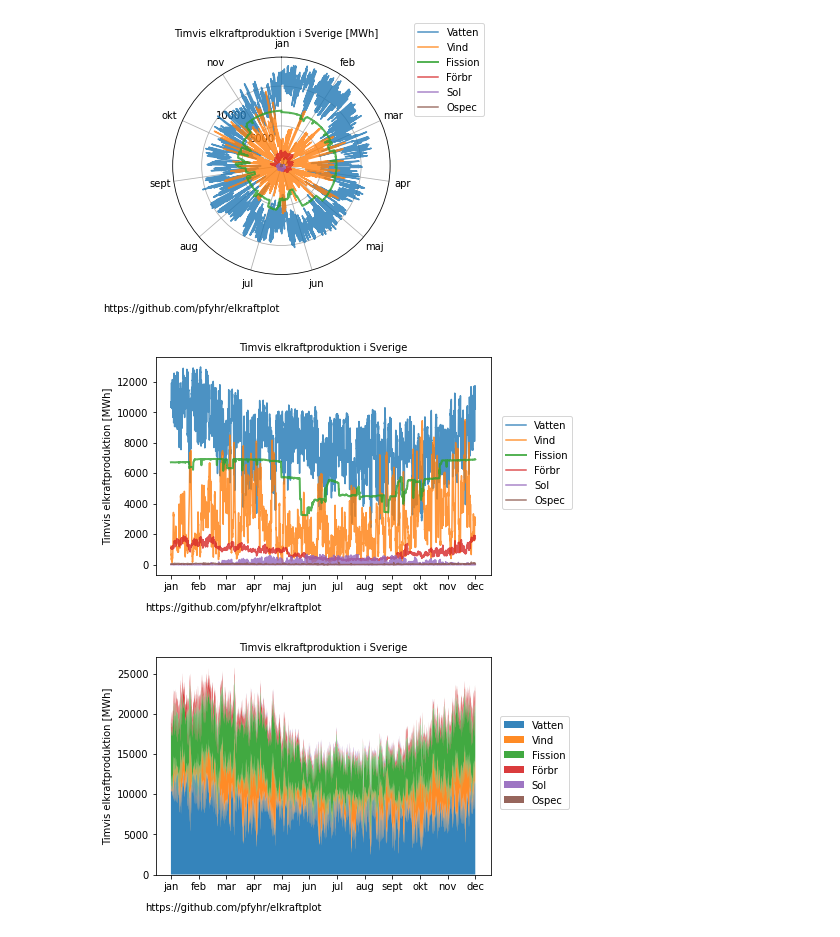
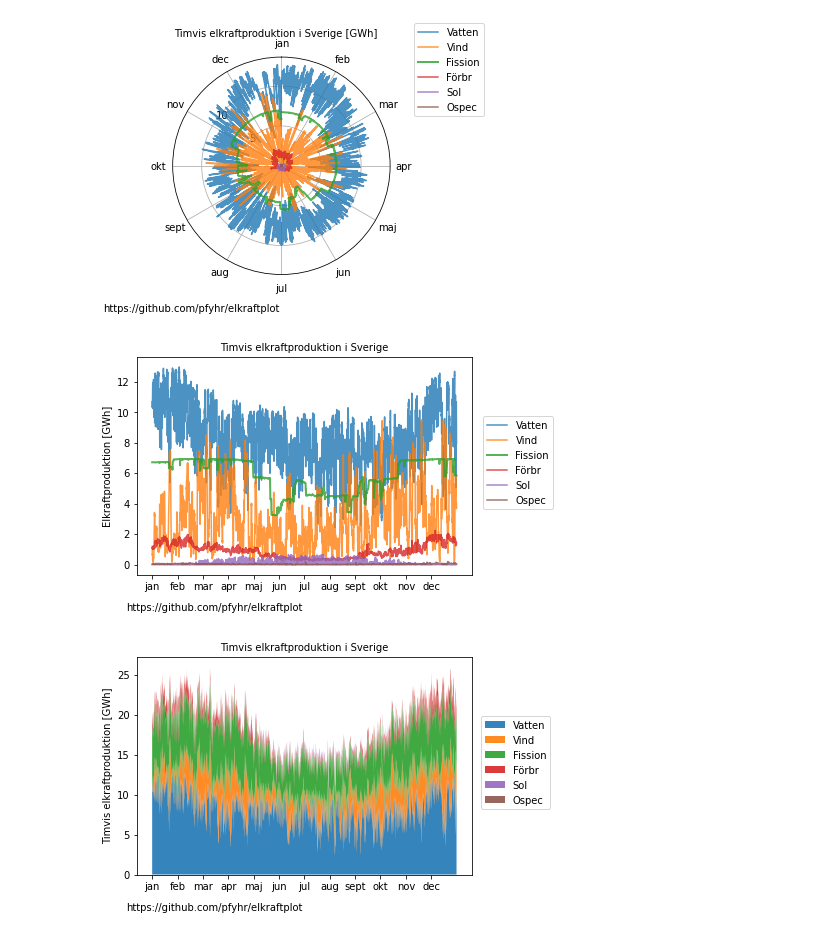
Before and after one commit to pfyhr/elkraftplot, a Jupyter notebook: elkraftplot.ipynb, the cells around one changed output. Drawn from its saved outputs; the diff is of its cells as text; code cells hidden in the pictures.

```diff
--- a/elkraftplot.ipynb
+++ b/elkraftplot.ipynb
@@ -2,6 +2,7 @@
 import pandas as pd
 import numpy as np
 
-df = pd.read_excel('timvarden-2021-01-11.xls', skiprows=4, converters= {'2021': pd.to_datetime})
+df = pd.read_excel('timvarden-2021-01-12.xls', skiprows=4, converters= {'2021': pd.to_datetime})
 
-#df.keys()
+#df.head()
+df.keys()
@@ -45,7 +64,7 @@ df['OspecproduktionTotGWh'] = df['OspecproduktionTotMWh'] / 1e3
 
 df['time'] = df['2021']
 df['angles'] = np.linspace(0, np.pi*2, len(df['2021']))
-df['xticks'] = np.linspace(1, 12, len(df['2021']))
+df['xticks'] = np.linspace(1, 13, len(df['2021']))
 df.head()
 # %% [output]
 |  | 2021 | Timmätt förbrexkl. avk.lastSE1MWh | Timmätt förbrexkl. avk.lastSE2MWh | Timmätt förbrexkl. avk.lastSE3MWh | Timmätt förbrexkl. avk.lastSE4MWh | ... |
@@ -78,8 +97,8 @@ ax.set_rlabel_position(-55)  # Move radial labels away from plotted line
 #ax.set_xticklabels(['jan', 'apr', 'jul','okt'])
 
 #thetatick varje månad
-ax.set_xticks(np.arange(0,2.0*np.pi,2*np.pi/11.))
-ax.set_xticklabels(['jan', 'feb', 'mar', 'apr', 'maj', 'jun', 'jul', 'aug', 'sept', 'okt', 'nov'])
+ax.set_xticks(np.arange(0,2.0*np.pi,2*np.pi/12.))
+ax.set_xticklabels(['jan', 'feb', 'mar', 'apr', 'maj', 'jun', 'jul', 'aug', 'sept', 'okt', 'nov', 'dec'])
 
 angle = np.deg2rad(12)
 ax.legend(loc="lower left",
@@ -93,52 +112,52 @@ plt.text(0.1, -0.001, 'https://github.com/pfyhr/elkraftplot', fontsize=10, trans
 plt.savefig("kraftsystem_pol.png", dpi=600, bbox_inches='tight')
 plt.show()
 # %% [output]
-[figure, old version]
+[figure, new version]
 # %%
 #vanlig plot
 
 fig, ax = plt.subplots()
 
 
 plt.plot(df['xticks'], df['Vattenkraft produktionTotGWh'], label='Vatten', alpha=0.8)
 plt.plot(df['xticks'], df['VindkraftproduktionTotGWh'], label='Vind', alpha=0.8)
 plt.plot(df['xticks'], df['KärnkraftproduktionTotGWh'], label='Fission', alpha=0.8, linewidth=2)
-plt.plot(df['xticks'], df['VärmekraftproduktionTotMWh'], label='Förbr', alpha=0.8)
-plt.plot(df['xticks'], df['SolkraftproduktionTotMWh'], label='Sol', alpha=0.8)
-plt.plot(df['xticks'], df['OspecproduktionTotMWh'], label='Ospec', alpha=0.8)
+plt.plot(df['xticks'], df['VärmekraftproduktionTotGWh'], label='Förbr', alpha=0.8)
+plt.plot(df['xticks'], df['SolkraftproduktionTotGWh'], label='Sol', alpha=0.8)
+plt.plot(df['xticks'], df['OspecproduktionTotGWh'], label='Ospec', alpha=0.8)
 
 ax.set_xticks(np.arange(1,13,1))
 ax.set_xticklabels(['jan', 'feb', 'mar', 'apr', 'maj', 'jun', 'jul', 'aug', 'sept', 'okt', 'nov', 'dec'])
 plt.title('Timvis elkraftproduktion i Sverige', fontsize=10)
 ax.legend(bbox_to_anchor=(1.02, 0.75))
-ax.set_ylabel('Timvis elkraftproduktion [MWh]')
+ax.set_ylabel('Elkraftproduktion [GWh]')
 
 plt.text(0.1, -0.001, 'https://github.com/pfyhr/elkraftplot', fontsize=10, transform=plt.gcf().transFigure)
 
 
 
 plt.savefig("kraftsystem_norm.png", dpi=600, bbox_inches='tight')
 plt.show()
 # %% [output]
-[figure, old version]
+[figure, new version]
 # %%
 fig, ax = plt.subplots()
 
 labels = ['Vatten', 'Vind', 'Fission', 'Förbr', 'Sol', 'Ospec']
-plt.stackplot(df['xticks'], df['Vattenkraft produktionTotMWh'], \
-                df['VindkraftproduktionTotMWh'], df['KärnkraftproduktionTotMWh'], \
-                df['VärmekraftproduktionTotMWh'], df['SolkraftproduktionTotMWh'], \
-                df['OspecproduktionTotMWh'], labels=labels, alpha=0.9)
+plt.stackplot(df['xticks'], df['Vattenkraft produktionTotGWh'], \
+                df['VindkraftproduktionTotGWh'], df['KärnkraftproduktionTotGWh'], \
+                df['VärmekraftproduktionTotGWh'], df['SolkraftproduktionTotGWh'], \
+                df['OspecproduktionTotGWh'], labels=labels, alpha=0.9)
 
 ax.set_xticks(np.arange(1,13,1))
 ax.set_xticklabels(['jan', 'feb', 'mar', 'apr', 'maj', 'jun', 'jul', 'aug', 'sept', 'okt', 'nov', 'dec'])
 plt.title('Timvis elkraftproduktion i Sverige', fontsize=10)
 ax.legend(bbox_to_anchor=(1.25, 0.75))
-ax.set_ylabel('Timvis elkraftproduktion [MWh]')
+ax.set_ylabel('Timvis elkraftproduktion [GWh]')
 
 plt.text(0.1, -0.001, 'https://github.com/pfyhr/elkraftplot', fontsize=10, transform=plt.gcf().transFigure)
 
 plt.savefig("kraftsystem_stack.png", dpi=600, bbox_inches='tight')
 plt.show()
 # %% [output]
-[figure, old version]
+[figure, new version]
```
Also changed, not shown: parts of 4 cells of this notebook, 7 other files.
